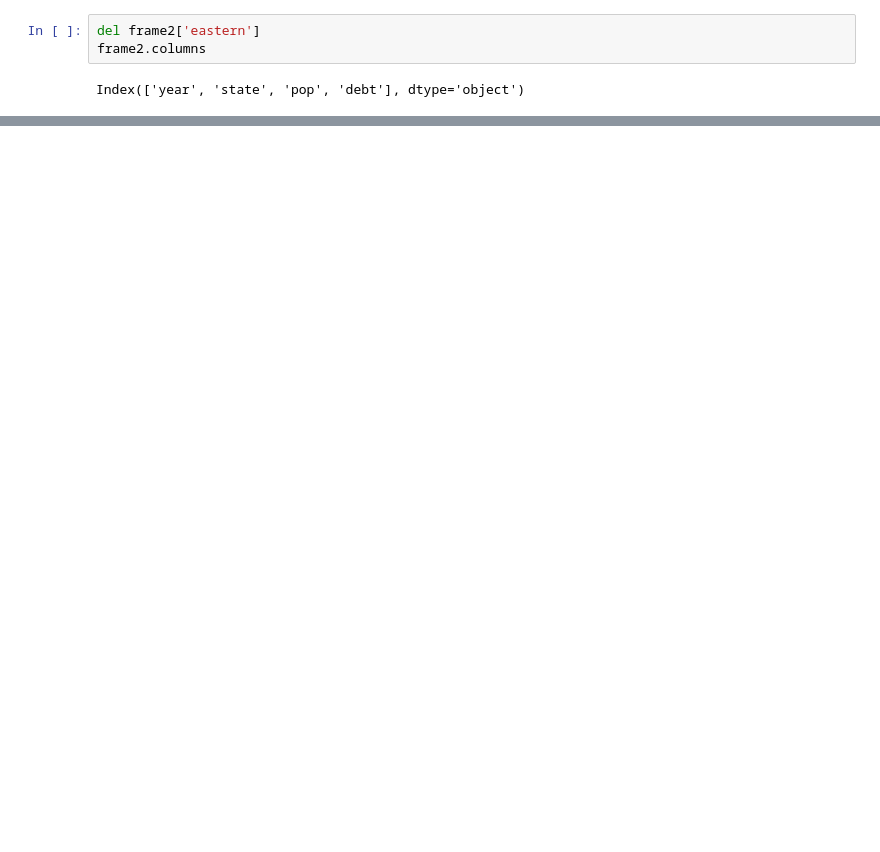
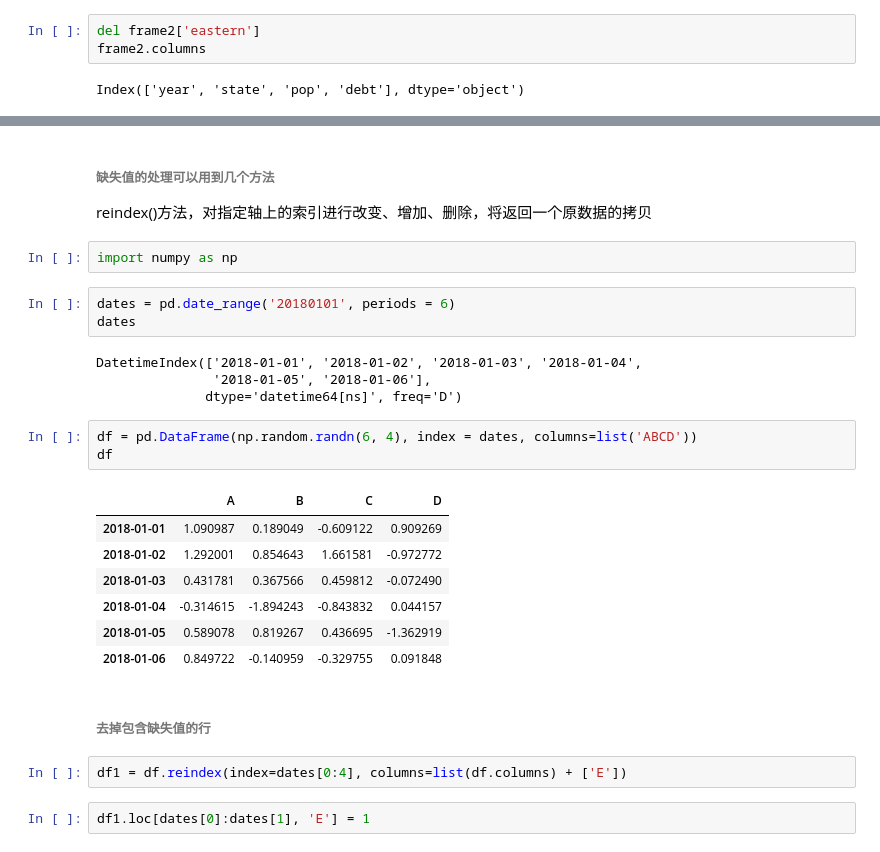
Before and after one commit to teresaj/learn-python, a Jupyter notebook: pda/PDAnotebook-ch05.ipynb, the cells around one changed output, grey strips where cells are left out. Drawn from its saved outputs; the diff is of its cells as text; blank space fills up the shorter version.

```diff
--- a/pda/PDAnotebook-ch05.ipynb
+++ b/pda/PDAnotebook-ch05.ipynb
@@ -304,0 +389,29 @@ NameError: name 'pop' is not defined
+# %% [markdown]
+###### 缺失值的处理可以用到几个方法
+reindex()方法，对指定轴上的索引进行改变、增加、删除，将返回一个原数据的拷贝
+# %%
+import numpy as np
+# %%
+dates = pd.date_range('20180101', periods = 6)
+dates
+# %% [output]
+DatetimeIndex(['2018-01-01', '2018-01-02', '2018-01-03', '2018-01-04',
+               '2018-01-05', '2018-01-06'],
+              dtype='datetime64[ns]', freq='D')
+# %%
+df = pd.DataFrame(np.random.randn(6, 4), index = dates, columns=list('ABCD'))
+df
+# %% [output]
+|  | A | B | C | D |
+| 2018-01-01 | 1.090987 | 0.189049 | -0.609122 | 0.909269 |
+| 2018-01-02 | 1.292001 | 0.854643 | 1.661581 | -0.972772 |
+| 2018-01-03 | 0.431781 | 0.367566 | 0.459812 | -0.072490 |
+| 2018-01-04 | -0.314615 | -1.894243 | -0.843832 | 0.044157 |
+| 2018-01-05 | 0.589078 | 0.819267 | 0.436695 | -1.362919 |
+| 2018-01-06 | 0.849722 | -0.140959 | -0.329755 | 0.091848 |
+# %% [markdown]
+######  去掉包含缺失值的行
+# %%
+df1 = df.reindex(index=dates[0:4], columns=list(df.columns) + ['E'])
+# %%
+df1.loc[dates[0]:dates[1], 'E'] = 1
```
Also changed, not shown: parts of 71 cells of this notebook.
